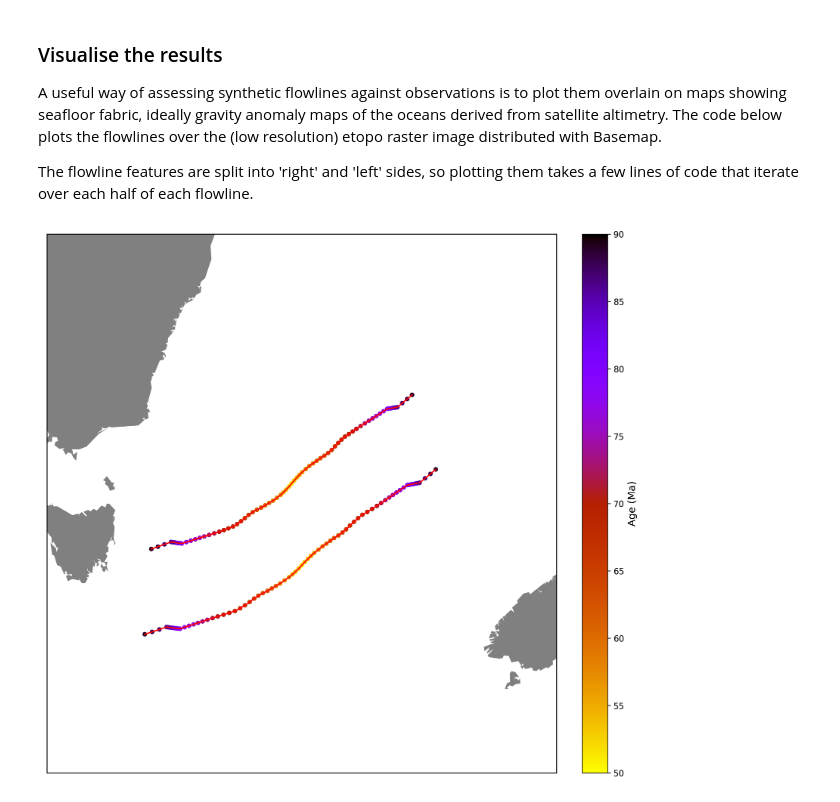
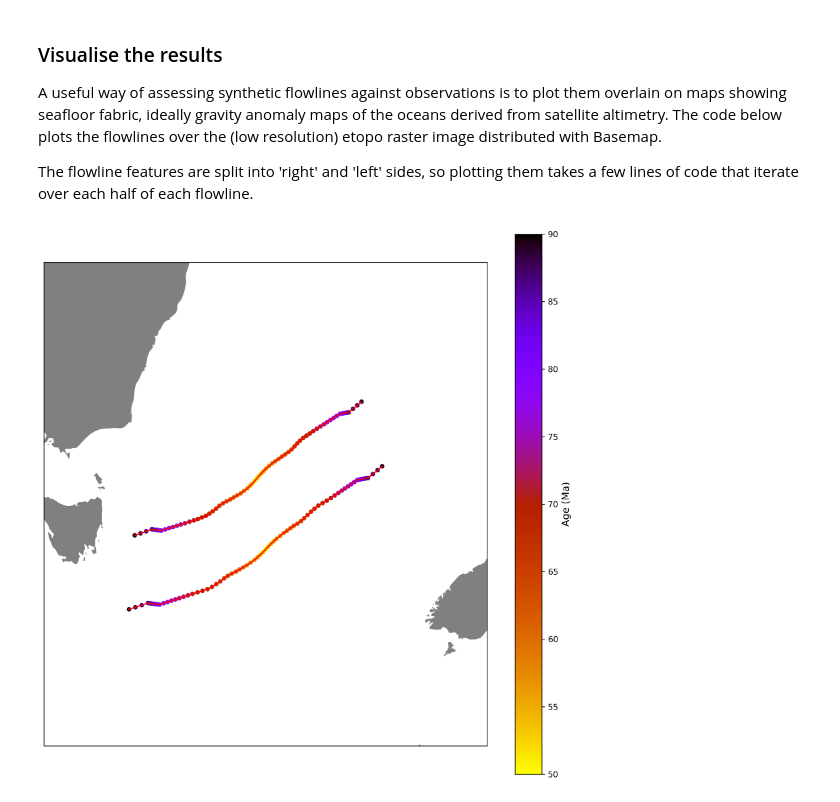
Before and after one commit to GPlates/pygplates-tutorials, a Jupyter notebook: notebooks/pygplates-Flowlines.ipynb, the cells around one changed output. Cells and saved outputs as stored; diff of their text form; code cells hidden in the pictures.

Commit message:
swapped basemap for cartopy in pygplates-Flowlines

```diff
--- a/notebooks/pygplates-Flowlines.ipynb
+++ b/notebooks/pygplates-Flowlines.ipynb
@@ -61,46 +61,56 @@ A useful way of assessing synthetic flowlines against observations is to plot th
 The flowline features are split into 'right' and 'left' sides, so plotting them takes a few lines of code that iterate over each half of each flowline.
 # %%
 import matplotlib.pyplot as plt
-from mpl_toolkits.basemap import Basemap
-
+import cartopy.crs as ccrs
+import cartopy.feature as cfeature
+import cartopy.io.shapereader as shpreader
+import numpy as np
 %matplotlib inline
 
-# Plot basemap
+# Create figure
 fig = plt.figure(figsize=(12,12),dpi=300)
-pmap = Basemap(llcrnrlon=145,llcrnrlat=-50,urcrnrlon=170,urcrnrlat=-30,\
-            rsphere=(6378137.00),\
-            resolution='l',projection='merc',\
-            lat_0=-40.,lon_0=156.,lat_ts=-40.)
-clip_path = pmap.drawmapboundary()
-pmap.drawmapboundary(fill_color='white')
-pmap.fillcontinents(color='grey', zorder=2)
-ax = plt.gca()
-pmap.etopo(alpha=0.6)
+pmap = fig.add_subplot(111, projection=ccrs.Mercator())
+pmap.set_extent([145, 170, -50, -30])
 
+# Create land and ocean features in greyscale
+pmap.coastlines(resolution='10m', color='white', linewidth=0.25)
+pmap.add_feature(cfeature.LAND, color = 'grey', edgecolor='grey')
+pmap.add_feature(cfeature.OCEAN, color='white')
+pmap.add_feature(cfeature.LAKES, color='white', edgecolor='white')
+
+# Iterate over the left and right sides that the flowline is split into.
 for reconstructed_flowline in reconstructed_flowlines:
+
     # Iterate over the left flowline points
+    # Create an empty array to hold left flowline points which we append over.
     flowlinearray_left = np.empty([0,0])
+    # Access each left flowline from an array holding the flowline spread along the *left* plate from the
+    # reconstructed seed point.
     for left_point in reconstructed_flowline.get_left_flowline():
+        # Append the initially empty flowlinearray_left array with the left points obtained from reconstructed_flowline
+        # which have been turned into values of a lat-lon array.
         flowlinearray_left = np.append(flowlinearray_left, left_point.to_lat_lon_array())
-    # Iterate over the right flowline points
+
+    # Repeat this iteration for the right flowline points.
     flowlinearray_right = np.empty([0,0])
     for right_point in reconstructed_flowline.get_right_flowline():
         flowlinearray_right = np.append(flowlinearray_right, right_point.to_lat_lon_array())
 
-    x,y = pmap(flowlinearray_left[1::2],flowlinearray_left[::2])
-    l1,=pmap.plot(x, y, 'r', clip_path=clip_path,zorder=2)
-    l3=pmap.scatter(x, y, 30, c=times,
-                          cmap=plt.cm.gnuplot_r, edgecolor='none', clip_path=clip_path,zorder=1,vmin=50,vmax=90)
+    x,y = flowlinearray_left[1::2],flowlinearray_left[::2]
 
-    x,y = pmap(flowlinearray_right[1::2],flowlinearray_right[::2])
-    pmap.plot(x, y, 'r', clip_path=clip_path,zorder=2)
-    l3=pmap.scatter(x, y, 30, c=times,
-                          cmap=plt.cm.gnuplot_r, edgecolor='none', clip_path=clip_path,zorder=1,vmin=50,vmax=90)
+    l1=pmap.plot(x, y, 'r', transform=ccrs.PlateCarree(), zorder=2)
+    l3=pmap.scatter(x, y, 30, c=times, transform=ccrs.PlateCarree(),
+                          cmap=plt.cm.gnuplot_r, edgecolor='none', zorder=1,vmin=50,vmax=90)
 
-    cbar = pmap.colorbar(l3,location='right',pad="5%")
-    cbar.set_label('Age (Ma)',fontsize=12)
+    x,y = flowlinearray_right[1::2],flowlinearray_right[::2]
+    l1=pmap.plot(x, y, 'r', transform=ccrs.PlateCarree(), zorder=2)
+    l3=pmap.scatter(x, y, 30, c=times, transform=ccrs.PlateCarree(),
+                          cmap=plt.cm.gnuplot_r, edgecolor='none',zorder=1,vmin=50,vmax=90)
 
 
+# Set a colorbar to help visualise the passage of every millionth year.
+fig.colorbar(l3, ax=pmap).set_label('Age (Ma)',fontsize=12)
+
 plt.show()
 # %% [output]
-[figure, old version]
+[figure, new version]
```
